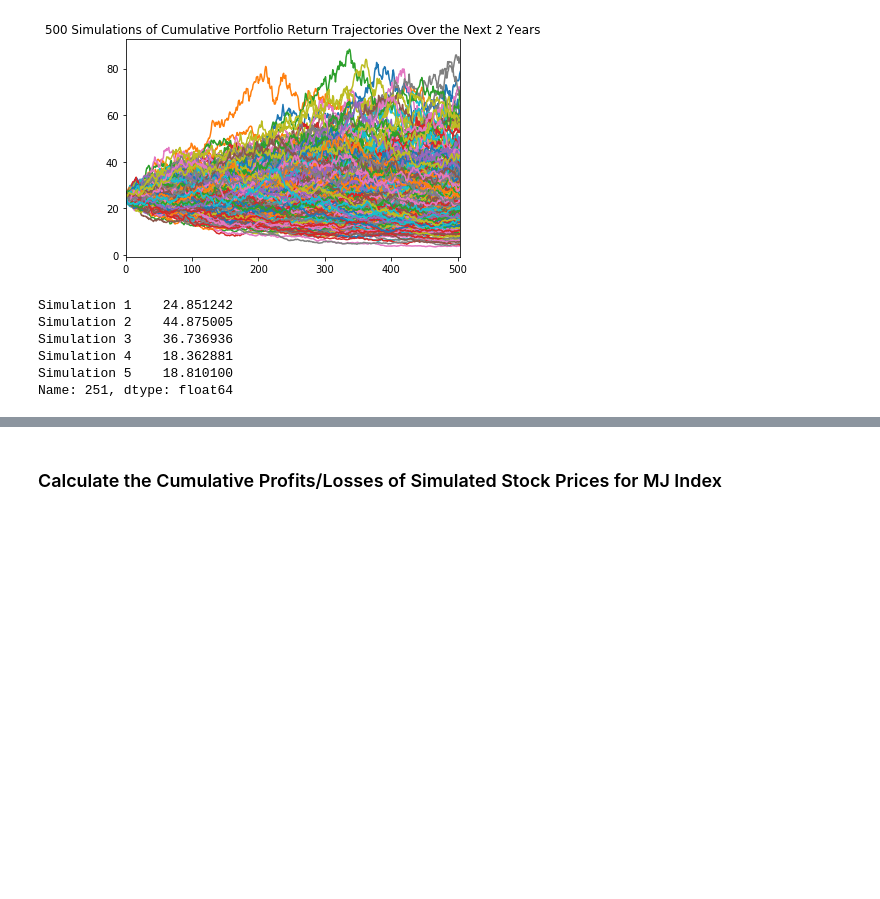
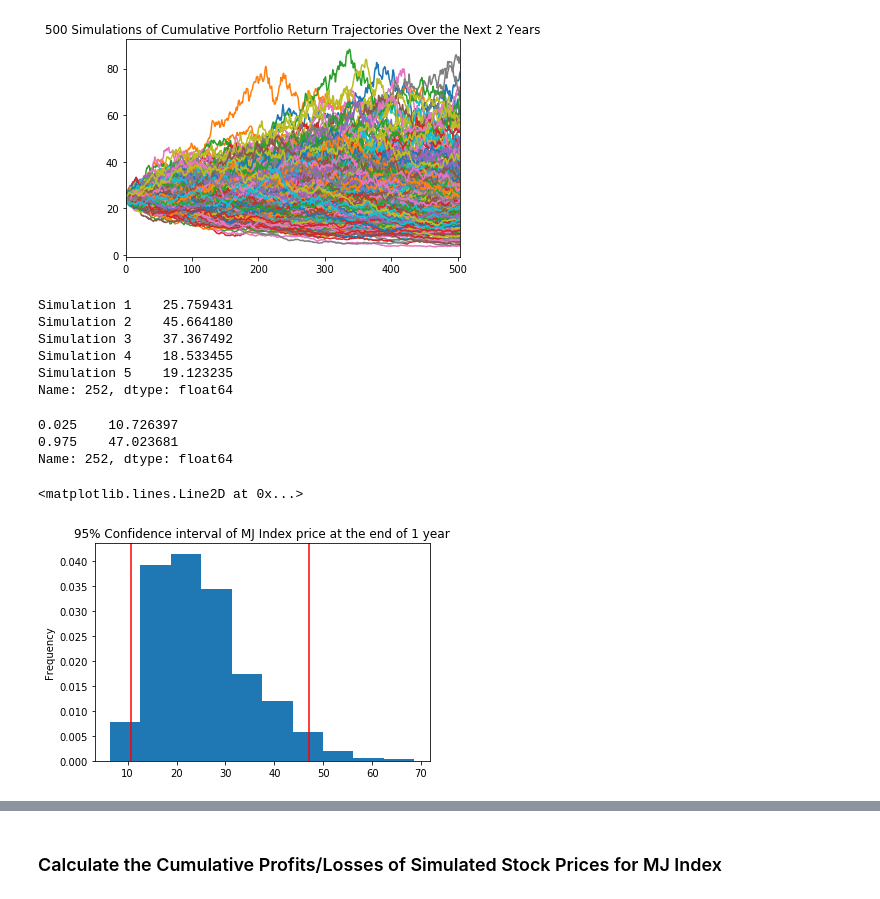
Before and after one commit to Briantaylor97/Cannabis-industry-analysis, a Jupyter notebook: MJ_index_compare.ipynb, the cells around one changed output, grey strips where cells are left out. Cells and saved outputs as stored; diff of their text form; code cells hidden in the pictures; blank space fills up the shorter version.

Commit message:
Confidence interval yr 1&2 for monte carlo graphs

```diff
--- a/MJ_index_compare.ipynb
+++ b/MJ_index_compare.ipynb
@@ -328,12 +328,28 @@ mj_sim_df.plot(legend=None, title=plot_title)
 [figure]
 # %%
 # Select the end of year for MJ simulation
-simulated_end_yr1 = mj_sim_df.iloc[251, :]
+simulated_end_yr1 = mj_sim_df.iloc[252, :]
 simulated_end_yr1.head()
 # %% [output]
-Simulation 1    24.851242
-Simulation 2    44.875005
-Simulation 3    36.736936
-Simulation 4    18.362881
-Simulation 5    18.810100
-Name: 251, dtype: float64
+Simulation 1    25.759431
+Simulation 2    45.664180
+Simulation 3    37.367492
+Simulation 4    18.533455
+Simulation 5    19.123235
+Name: 252, dtype: float64
+# %%
+# Use the `quantile` function to calculate the 95% confidence interval for simulated ending prices
+confidence_interval_yr1 = simulated_end_yr1.quantile(q=[0.025, 0.975])
+confidence_interval_yr1
+# %% [output]
+0.025    10.726397
+0.975    47.023681
+Name: 252, dtype: float64
+# %%
+#Simulated returns at 1 year with 95% confidence interval
+simulated_end_yr1.plot(kind='hist', title= "95% Confidence interval of MJ Index price at the end of 1 year", density=True, bins=10)
+plt.axvline(confidence_interval_yr1.iloc[0], color='r')
+plt.axvline(confidence_interval_yr1.iloc[1], color='r')
+# %% [output]
+<matplotlib.lines.Line2D at 0x...>
+[figure, added]
```
Also changed, not shown: parts of 4 cells of this notebook.
